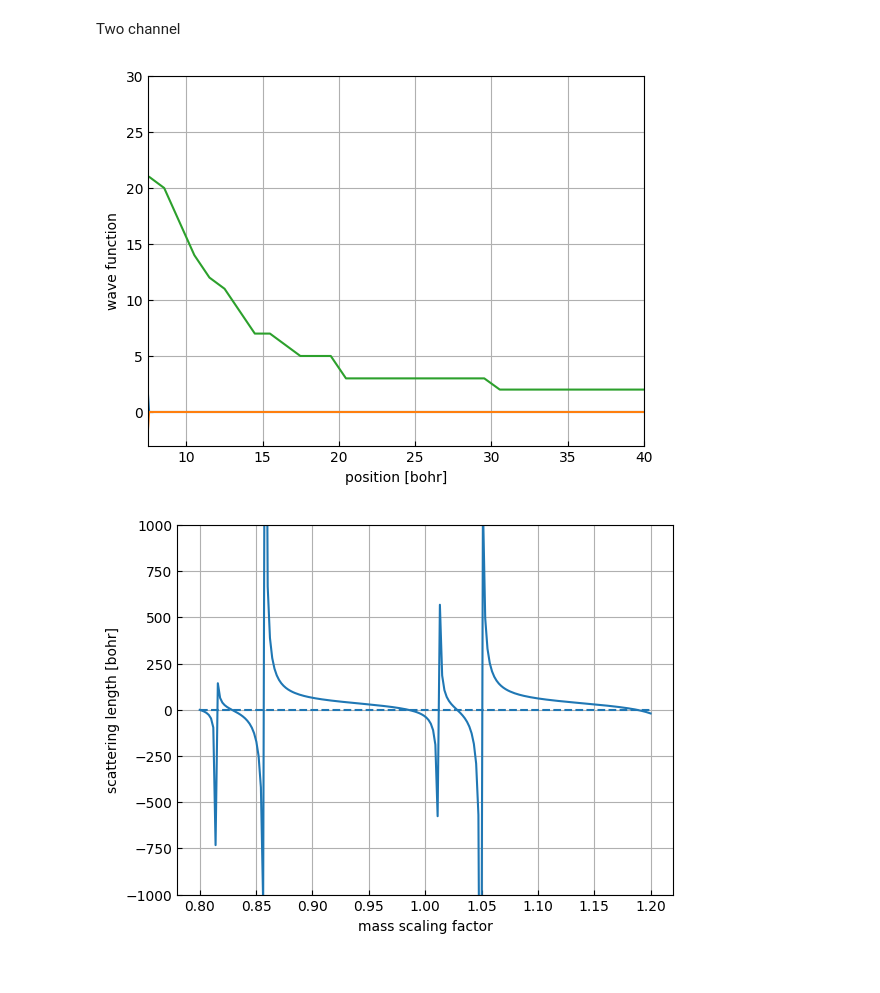
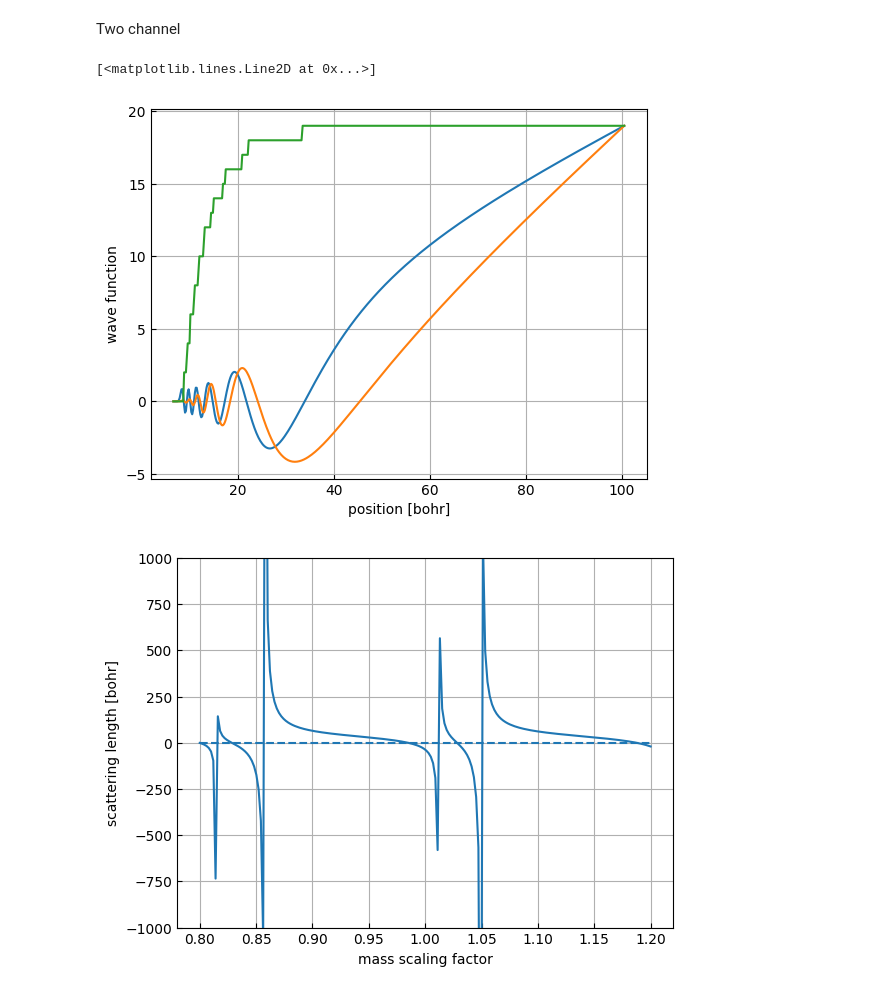
Before and after one commit to Wleter/quantum-rs, a Jupyter notebook: scattering-solver/analysis/tests.ipynb, the cells around one changed output. Cells and saved outputs as stored; diff of their text form; code cells hidden in the pictures.

```diff
--- a/scattering-solver/analysis/tests.ipynb
+++ b/scattering-solver/analysis/tests.ipynb
@@ -61,23 +61,24 @@ Two channel
 # %%
 data = np.loadtxt(f'{DATA_PATH}/two_chan/wave_function.dat', delimiter='\t', skiprows=1)
 
 fig, ax = utility.plot()
 ax.set_xlabel("position [bohr]")
 ax.set_ylabel("wave function")
 
 normalization_nodes = np.max(np.abs(data[:, 3]))
 
 normalization = np.max(np.abs(data[:, 1]))
 ax.plot(data[:, 0], data[:, 1] * normalization_nodes / normalization)
 
 normalization = np.max(np.abs(data[:, 2]))
 ax.plot(data[:, 0], data[:, 2] * normalization_nodes / normalization)
 
 ax.plot(data[:, 0], data[:, 3])
-ax.set_ylim(-3, 30)
-ax.set_xlim(7.5, 40);
+# ax.set_ylim(-3, 30)
+# ax.set_xlim(7.5, 40);
 # %% [output]
+[<matplotlib.lines.Line2D at 0x...>]
-[figure, old version]
+[figure, new version]
 # %%
 data = np.loadtxt(f'{DATA_PATH}/two_chan/mass_scaling.dat', delimiter='\t', skiprows=1)
 
```
Also changed, not shown: parts of 2 cells of this notebook, 6 other files.
